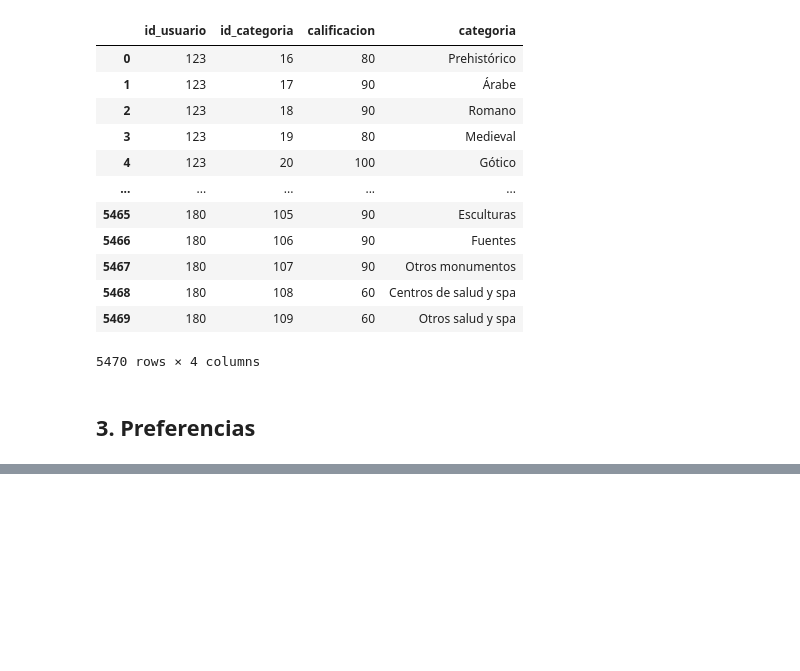
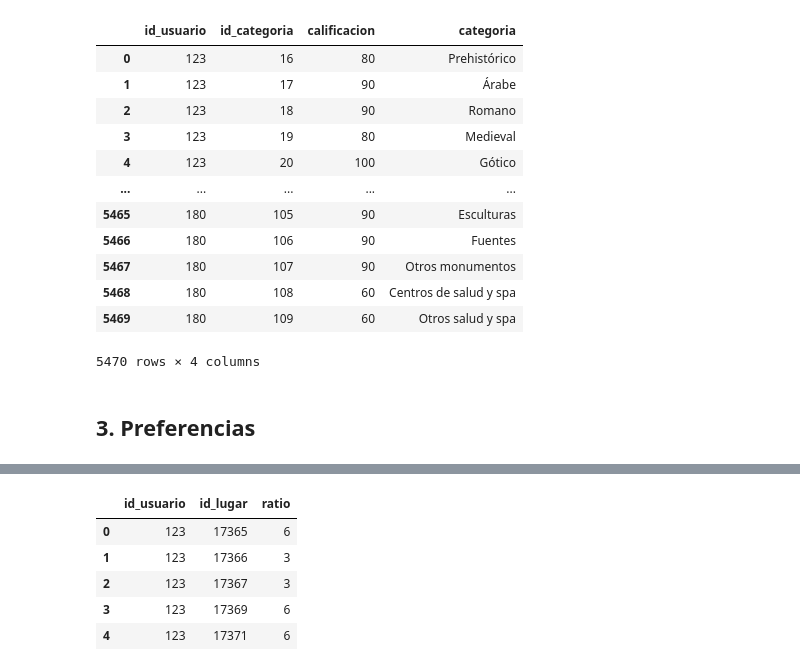
Before and after one commit to adrianachustvendrell/recommendation-systems, a Jupyter notebook: prep.ipynb, the cells around one changed output, grey strips where cells are left out. Saved outputs shown, nothing was run; the diff lists cells and outputs as text; code cells hidden in the pictures; blank space fills up the shorter version.

```diff
--- a/prep.ipynb
+++ b/prep.ipynb
@@ -285,0 +312,26 @@ usuarios_prefs_final.to_csv("./data/prefs_usuarios.csv", index=False, encoding="
+# %%
+with open("rawdata/puntuaciones_usuario_test.txt", "r", encoding="latin-1") as file:
+    # Leemos todas las líneas del archivo
+    lines = file.readlines()
+
+# Limpiamos las líneas (removemos saltos de línea)
+lines = [line.strip() for line in lines]
+
+# Dividimos las líneas en grupos de 3
+data = []
+for i in range(0, len(lines), 3):
+    id = lines[i]
+    lugar = lines[i+1]
+    ratio = lines[i+2]
+    data.append([id, lugar, ratio])
+
+# Convertimos a DataFrame
+df_test = pd.DataFrame(data, columns=['id_usuario', 'id_lugar', 'ratio'])
+df_test.head()
+# %% [output]
+|  | id_usuario | id_lugar | ratio |
+| 0 | 123 | 17365 | 6 |
+| 1 | 123 | 17366 | 3 |
+| 2 | 123 | 17367 | 3 |
+| 3 | 123 | 17369 | 6 |
+| 4 | 123 | 17371 | 6 |
```
Also changed, not shown: parts of 5 cells of this notebook.
